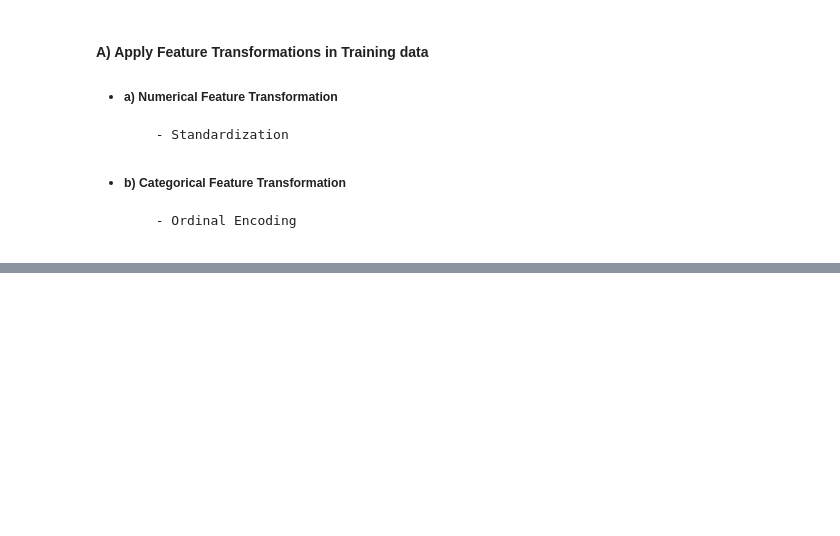
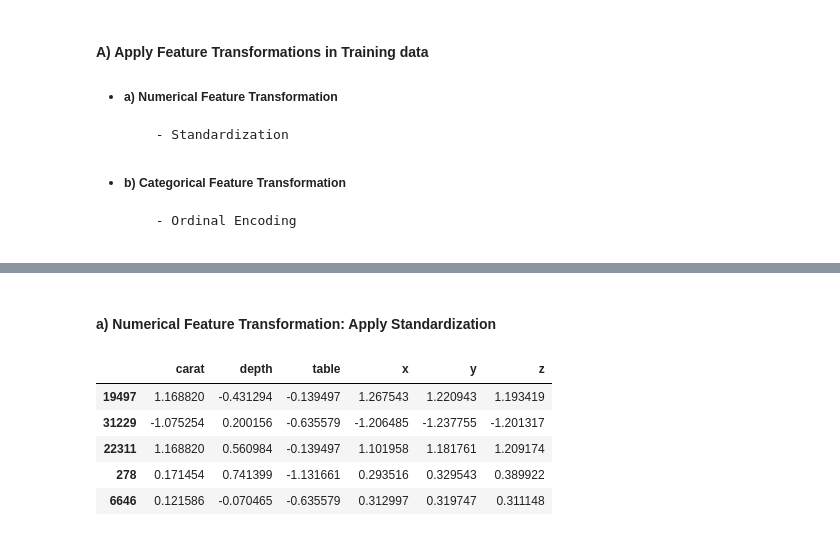
Before and after one commit to Angad143/Diamond-Price-Prediction, a Jupyter notebook: Diamonds_price_predictions.ipynb, the cells around one changed output, grey strips where cells are left out. Cells and saved outputs as stored; diff of their text form; code cells hidden in the pictures; blank space fills up the shorter version.

```diff
--- a/Diamonds_price_predictions.ipynb
+++ b/Diamonds_price_predictions.ipynb
@@ -546,0 +567,28 @@ X_train_cat = X_train_filtered.select_dtypes(include = ["object"])
+# %% [markdown]
+#### **a) Numerical Feature Transformation: Apply Standardization**
+# %%
+from sklearn.preprocessing import StandardScaler
+
+# Instantiate the StandardScaler
+standardizer = StandardScaler()
+
+# Fit and transform the numerical features
+X_train_num_standardized = standardizer.fit_transform(X_train_num)
+
+# column names are (annoyingly) lost after Scaling
+# (i.e. the dataframe is converted to a numpy ndarray)
+
+# Convert the transformed numerical features back to a DataFrame
+X_train_num_standardized = pd.DataFrame(X_train_num_standardized,
+                                        columns = standardizer.get_feature_names_out(),
+                                        index = X_train_num.index)
+
+# Display the few row of the standardized numerical features
+X_train_num_standardized.head()
+# %% [output]
+|  | carat | depth | table | x | y | z |
+| 19497 | 1.168820 | -0.431294 | -0.139497 | 1.267543 | 1.220943 | 1.193419 |
+| 31229 | -1.075254 | 0.200156 | -0.635579 | -1.206485 | -1.237755 | -1.201317 |
+| 22311 | 1.168820 | 0.560984 | -0.139497 | 1.101958 | 1.181761 | 1.209174 |
+| 278 | 0.171454 | 0.741399 | -1.131661 | 0.293516 | 0.329543 | 0.389922 |
+| 6646 | 0.121586 | -0.070465 | -0.635579 | 0.312997 | 0.319747 | 0.311148 |
```
Also changed, not shown: parts of 11 cells of this notebook.
